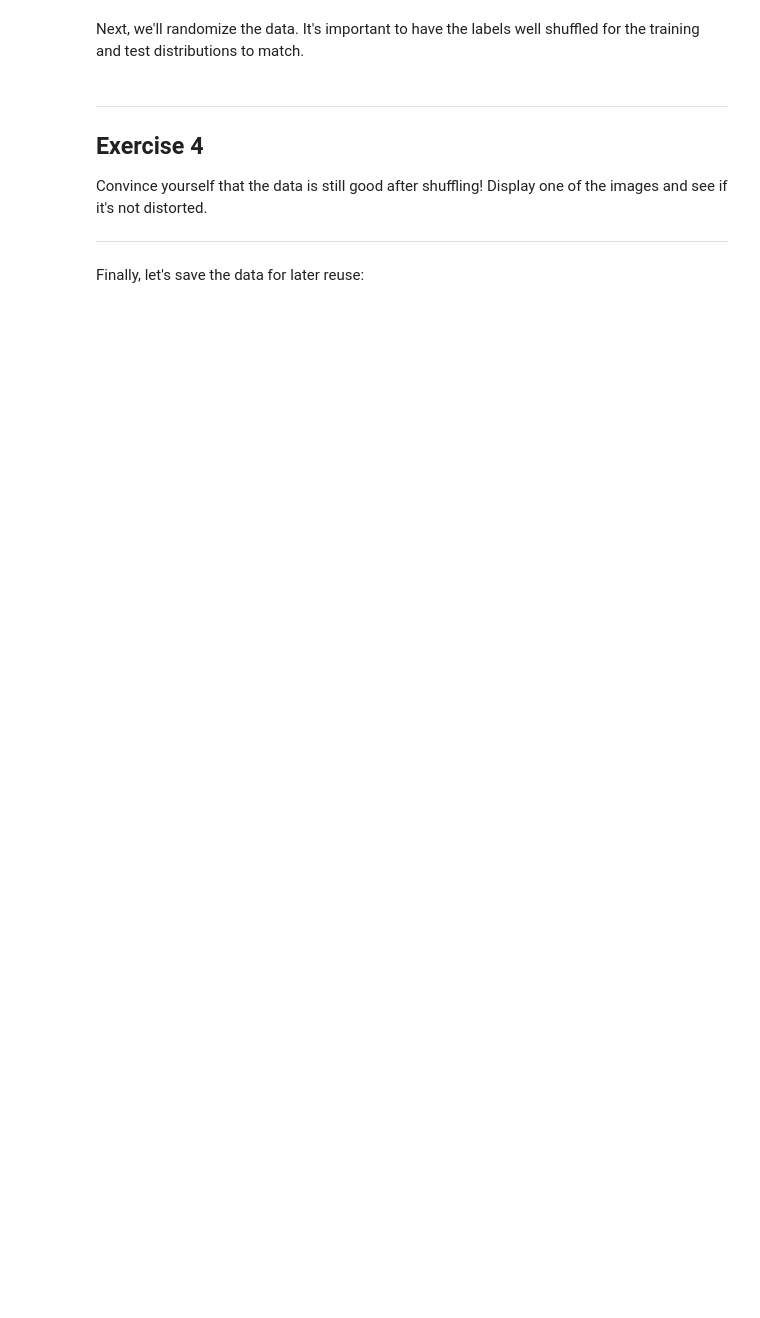
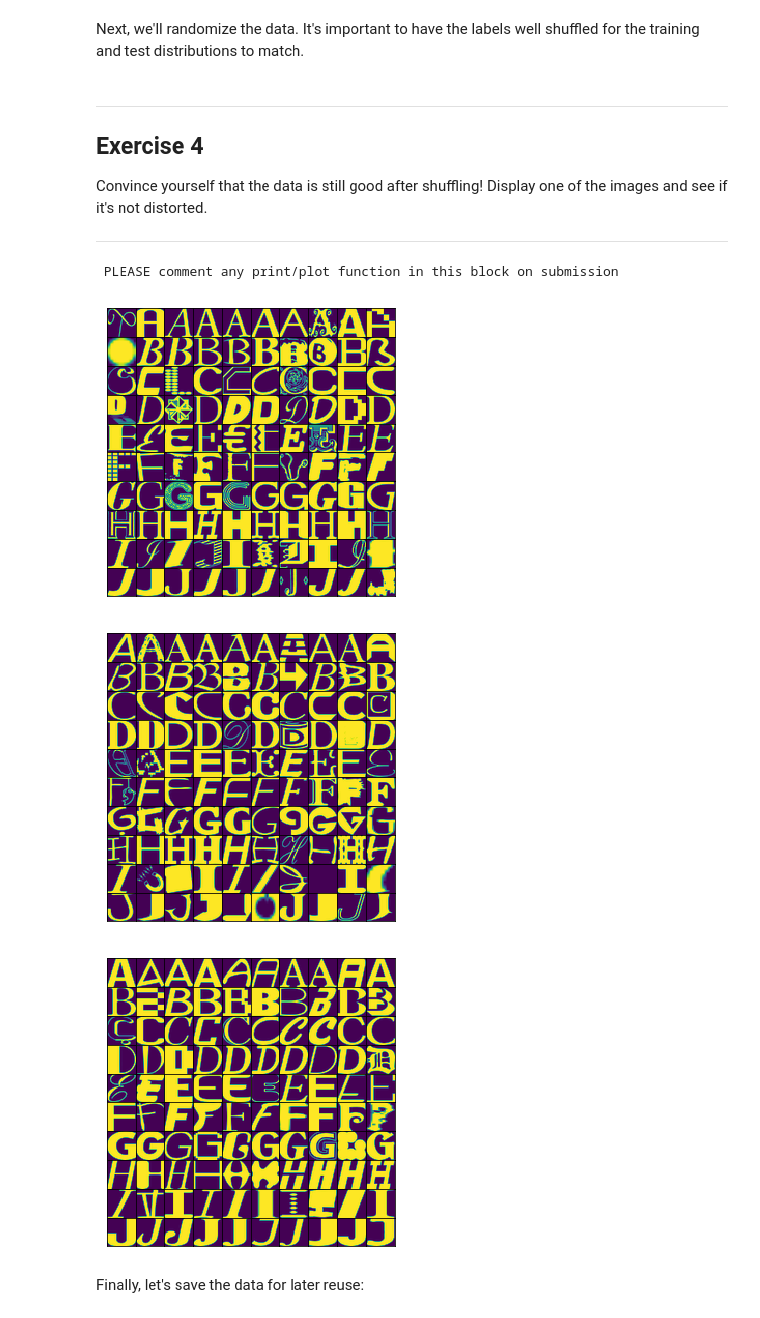
Before and after one commit to darkgs/CourseDeepLearning, a Jupyter notebook: Assignment1/Assignment1-1_Data_Curation.ipynb, the cells around one changed output. Saved outputs shown, nothing was run; the diff lists cells and outputs as text; code cells hidden in the pictures; blank space fills up the shorter version.

```diff
--- a/Assignment1/Assignment1-1_Data_Curation.ipynb
+++ b/Assignment1/Assignment1-1_Data_Curation.ipynb
@@ -218,0 +290,17 @@ print(__doc__)
+# %%
+print(__doc__)
+""" PLEASE comment any print/plot function in this block on submission """
+
+for data_name, datasets in [('train', train_datasets), ('test', test_datasets)]:
+    print('In the {} dataset :'.format(data_name))
+    for label, pickle_file in enumerate(datasets):
+        try:
+            images_to_show = []
+            with open(pickle_file, 'rb') as f:
+                letter_set = pickle.load(f)
+                num_samples = letter_set.shape[0]
+
+                print('label {} : {}'.format(label, num_samples))
+        except Exception as e:
+            print('Unable to process data from', pickle_file, ':', e)
+            raise
@@ -301,3 +408,42 @@ print(__doc__)
+# %%
+print(__doc__)
+""" PLEASE comment any print/plot function in this block on submission """
+
+import matplotlib
+import matplotlib.pyplot as plt
+import matplotlib.gridspec as gridspec
+
+def show_images(images_to_show):
+    plt.figure(figsize=(4, 4))
+    grid = gridspec.GridSpec(len(images_to_show), len(images_to_show[0]),
+                             top=1., bottom=0., right=1., left=0.,
+                             wspace=0.0, hspace=0.0)
+    for i, image_l in enumerate(images_to_show):
+        for j, image in enumerate(image_l):
+            ax = plt.subplot(grid[i,j])
+            ax.imshow(image)
+            ax.set_xticks([])
+            ax.set_yticks([])
+            ax.set_aspect('auto')
+
+verify_sets = [
+    ('train', train_dataset, train_labels),
+    ('valid', valid_dataset, valid_labels),
+    ('test', test_dataset, test_labels),
+]
+for data_name, dataset, labels in verify_sets:
+    images_to_show = []
+    for target_label in range(10):
+        target_label_datas = [i for i, label in enumerate(labels) if label == target_label]
+        permutation = np.random.permutation(len(target_label_datas))
+        target_label_datas = [target_label_datas[i] for i in permutation[:10]]
+        images_to_show.append(dataset[target_label_datas,:,:])
+    show_images(images_to_show)
+# %% [output]
+ PLEASE comment any print/plot function in this block on submission
+[figure, added]
+[figure, added]
+[figure, added]
 # %% [markdown]
 Finally, let's save the data for later reuse:
 # %%
```
Also changed, not shown: parts of 15 cells of this notebook, 7 other files.
